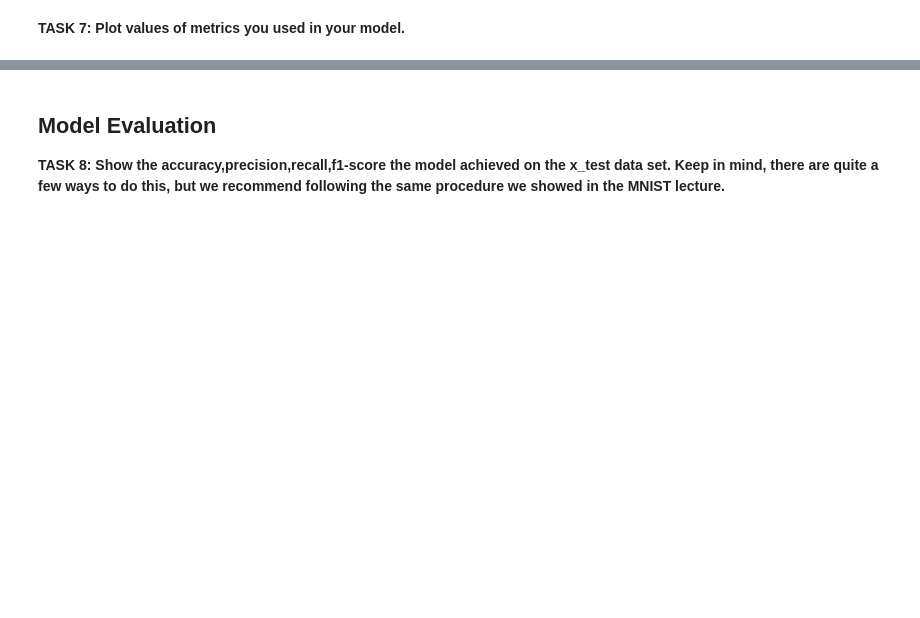
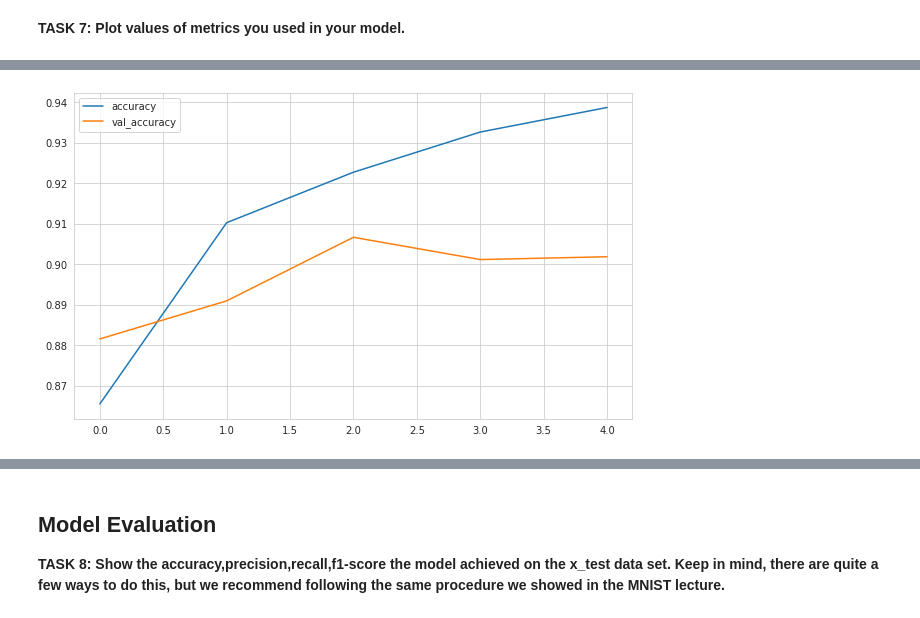
Before and after one commit to sahinded/DeepLearning, a Jupyter notebook: DL_Assignment_2_(Image_Classification_with_CNN)_Student.ipynb, the cells around one changed output, grey strips where cells are left out. Saved outputs shown, nothing was run; the diff lists cells and outputs as text; code cells hidden in the pictures; blank space fills up the shorter version.

```diff
--- a/DL_Assignment_2_(Image_Classification_with_CNN)_Student.ipynb
+++ b/DL_Assignment_2_(Image_Classification_with_CNN)_Student.ipynb
@@ -182,0 +296,4 @@ x_test /= 255
+# %%
+summary[["accuracy", "val_accuracy"]].plot();
+# %% [output]
+[figure, added]
```
Also changed, not shown: parts of 58 cells of this notebook.
